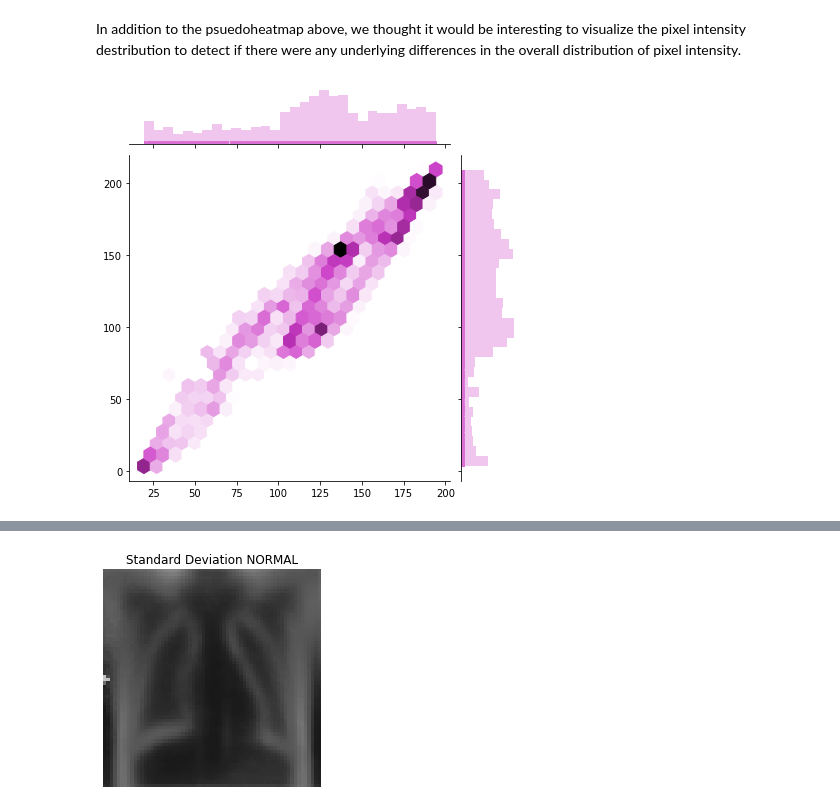
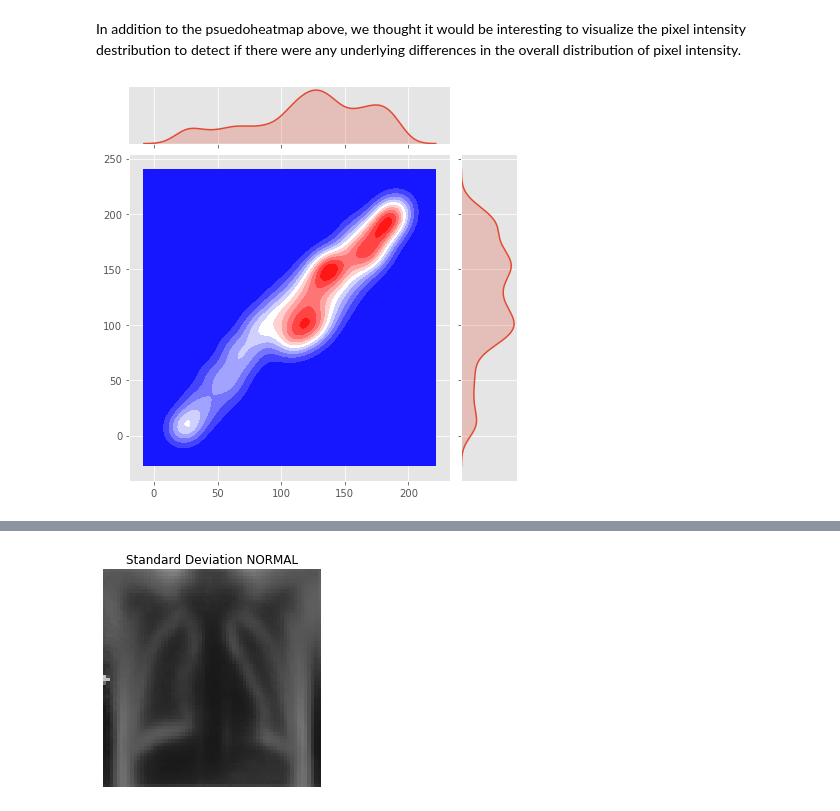
Before and after one commit to bagnine/Pnuemonia-image-classification, a Jupyter notebook: notebooks/EDA/imageEDA.ipynb, the cells around one changed output, grey strips where cells are left out. Saved outputs shown, nothing was run; the diff lists cells and outputs as text; code cells hidden in the pictures.

```diff
--- a/notebooks/EDA/imageEDA.ipynb
+++ b/notebooks/EDA/imageEDA.ipynb
@@ -128,13 +240,15 @@ In order to increase the brightness, we raised the pixel standard deviation to 1
 # %% [markdown]
 In addition to the psuedoheatmap above, we thought it would be interesting to visualize the pixel intensity destribution to detect if there were any underlying differences in the overall distribution of pixel intensity.
 # %%
-# Flatten out the mean matrices
-pnue_mean_arr = pneu_mean.ravel()
-norm_mean_arr = norm_mean.ravel()
+import pandas as pd
 
 
-sns.jointplot(x=pnue_mean_arr, y=norm_mean_arr,
-              color= 'orchid', kind='hex',
-              marginal_kws=dict(bins=30, rug=True));
+# Flatten out the mean matrices
+pnue_mean_arr = (pneu_mean.ravel())
+norm_mean_arr = (norm_mean.ravel())
+
+ax = sns.jointplot(x=pnue_mean_arr, y=norm_mean_arr,
+               kind='kde', cmap='bwr'
+              );
 # %% [output]
-[figure, old version]
+[figure, new version]
```
Also changed, not shown: parts of 14 cells of this notebook, 3 other files.
